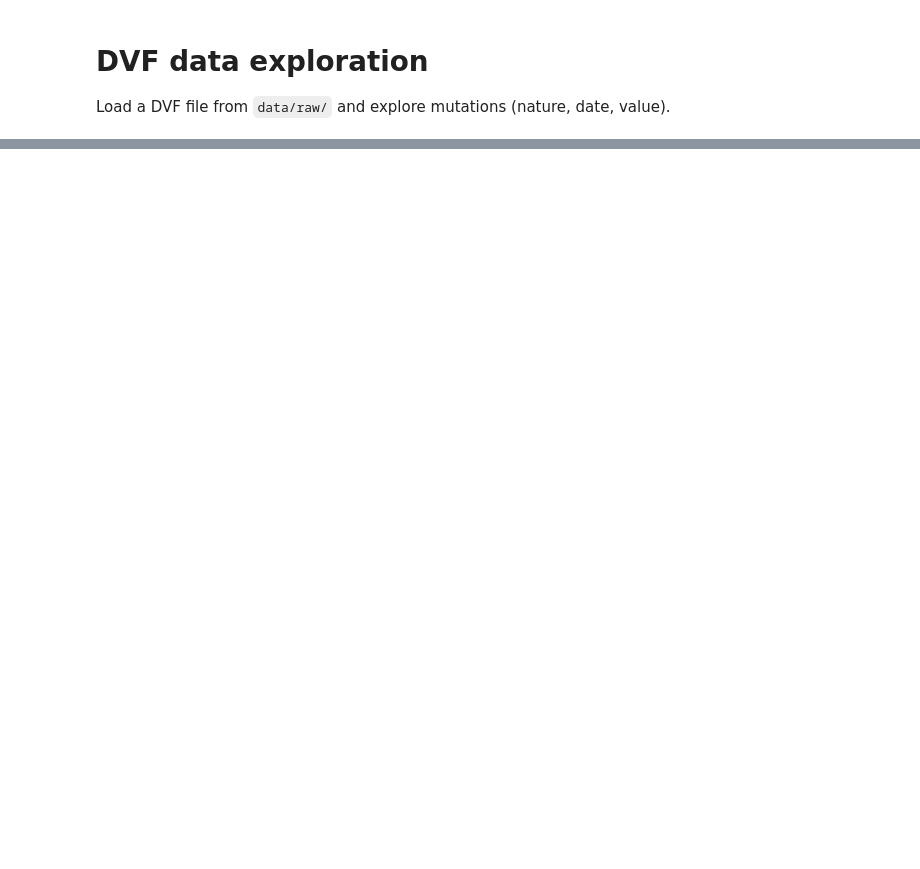
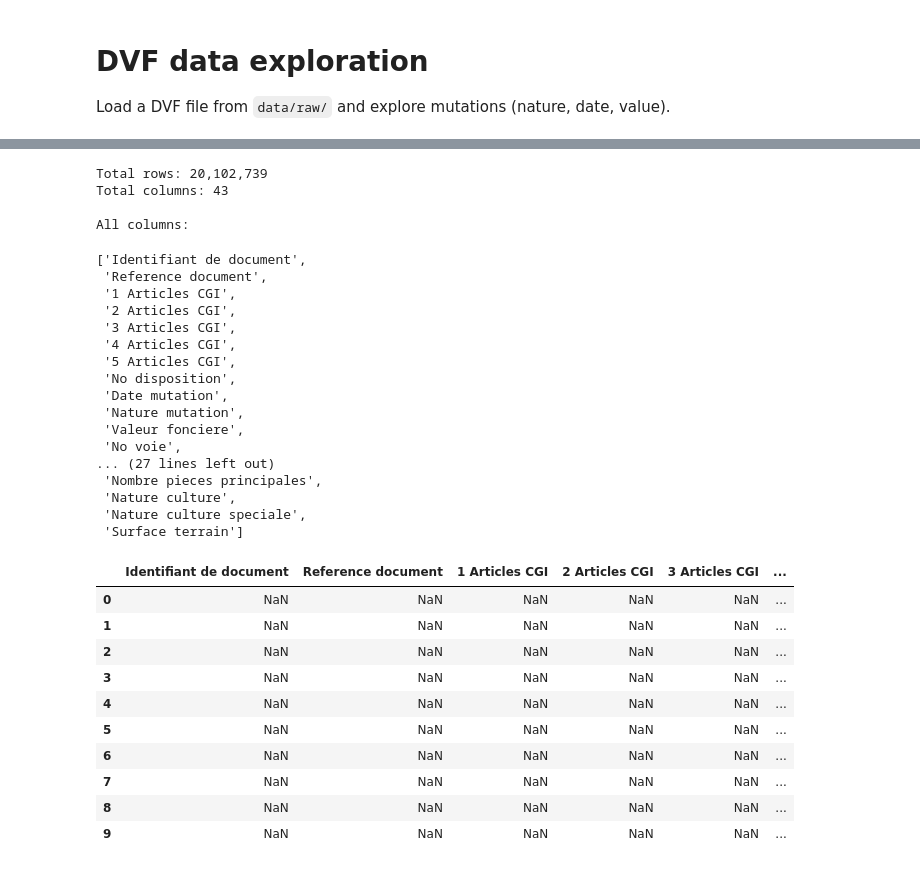
Before and after one commit to xvanausloos/ldi_dvf, a Jupyter notebook: notebooks/01_dvf_exploration.ipynb, the cells around one changed output, grey strips where cells are left out. Saved outputs shown, nothing was run; the diff lists cells and outputs as text; code cells hidden in the pictures; blank space fills up the shorter version.

```diff
--- a/notebooks/01_dvf_exploration.ipynb
+++ b/notebooks/01_dvf_exploration.ipynb
@@ -14,9 +14,11 @@ if _src.exists() and str(_src) not in sys.path:
 
 from dvf import load_dvf_raw, load_dvf_csv, load_dvf_plus, summarize_mutations
 # %%
-# Point to a file in data/raw (pipe-separated .txt or CSV)
+# Data directory and list all files
 _project_root = Path.cwd() if (Path.cwd() / "src" / "dvf").exists() else Path.cwd().parent
 raw_dir = _project_root / "data" / "raw"
-files = list(raw_dir.glob("*"))
-print("Files in data/raw:", [f.name for f in files if not f.name.startswith(".")])
+all_files = sorted(raw_dir.glob("*"))
+txt_files = sorted(raw_dir.glob("*.txt"))
+print("All files in data/raw:", [f.name for f in all_files if not f.name.startswith(".")])
+print(" .txt files (will be loaded):", [f.name for f in txt_files])
 # %% [output]
@@ -58,0 +56,45 @@ Name: count, dtype: int64
+# %%
+# Row count and display all columns (no truncation)
+print(f"Total rows: {len(df):,}")
+print(f"Total columns: {len(df.columns)}")
+print("\nAll columns:")
+display(df.columns.tolist())
+
+pd.set_option("display.max_columns", None)
+pd.set_option("display.width", None)
+pd.set_option("display.max_colwidth", 50)
+# Preview: first 10 rows with all columns visible
+display(df.head(10))
+# %% [output]
+Total rows: 20,102,739
+Total columns: 43
+
+All columns:
+['Identifiant de document',
+ 'Reference document',
+ '1 Articles CGI',
+ '2 Articles CGI',
+ '3 Articles CGI',
+ '4 Articles CGI',
+ '5 Articles CGI',
+ 'No disposition',
+ 'Date mutation',
+ 'Nature mutation',
+ 'Valeur fonciere',
+ 'No voie',
+... (27 lines left out)
+ 'Nombre pieces principales',
+ 'Nature culture',
+ 'Nature culture speciale',
+ 'Surface terrain']
+|  | Identifiant de document | Reference document | 1 Articles CGI | 2 Articles CGI | 3 Articles CGI | ... |
+| 0 | NaN | NaN | NaN | NaN | NaN | ... |
+| 1 | NaN | NaN | NaN | NaN | NaN | ... |
+| 2 | NaN | NaN | NaN | NaN | NaN | ... |
+| 3 | NaN | NaN | NaN | NaN | NaN | ... |
+| 4 | NaN | NaN | NaN | NaN | NaN | ... |
+| 5 | NaN | NaN | NaN | NaN | NaN | ... |
+| 6 | NaN | NaN | NaN | NaN | NaN | ... |
+| 7 | NaN | NaN | NaN | NaN | NaN | ... |
+| 8 | NaN | NaN | NaN | NaN | NaN | ... |
+| 9 | NaN | NaN | NaN | NaN | NaN | ... |
```
Also changed, not shown: parts of 15 cells of this notebook, 2 other files.
